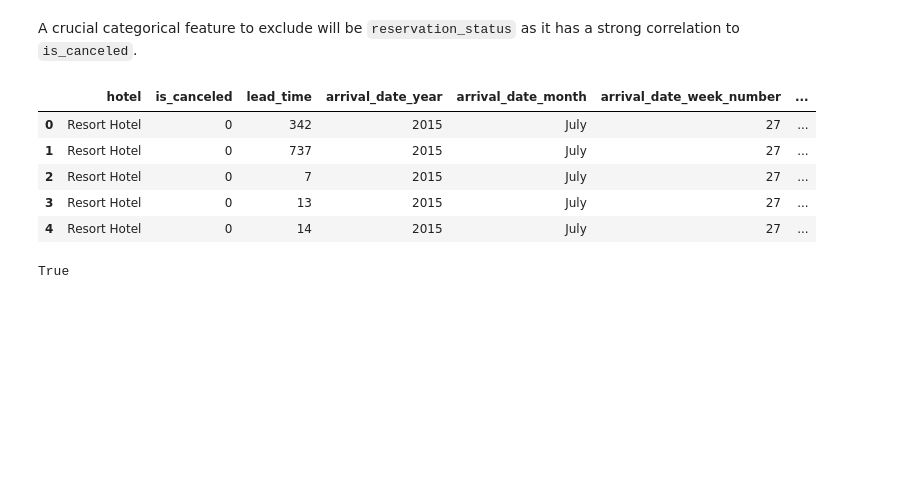
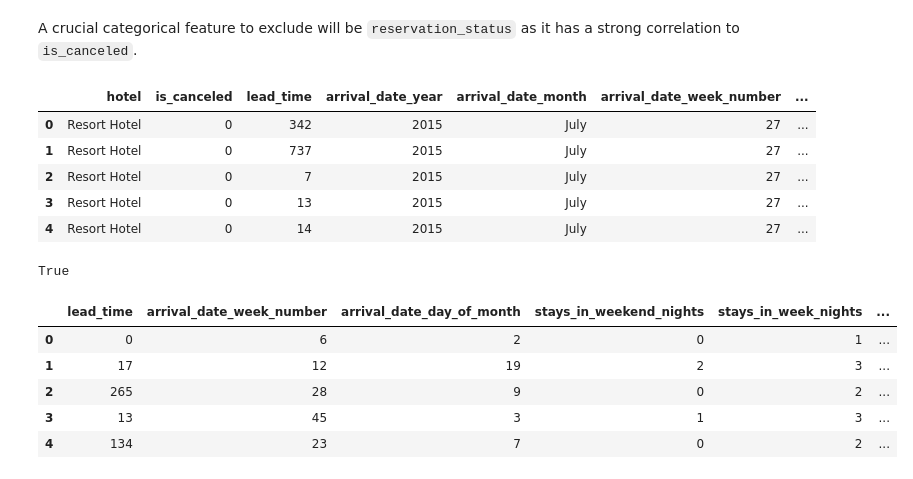
Before and after one commit to technocrat13/project_hospitality, a Jupyter notebook: AML_hospitality.ipynb, the cells around one changed output. Cells and saved outputs as stored; diff of their text form; code cells hidden in the pictures; blank space fills up the shorter version.

Commit message:
Lower funnel - select features

```diff
--- a/AML_hospitality.ipynb
+++ b/AML_hospitality.ipynb
@@ -251,5 +217,7 @@ num_features = ['lead_time', 'arrival_date_week_number', 'arrival_date_day_of_mo
 cat_features = ['hotel', 'arrival_date_month', 'meal', 'market_segment',
                 'distribution_channel', 'reserved_room_type', 'assigned_room_type',
                 'deposit_type', 'customer_type']
+
+lower_features = num_features + cat_features
 # %%
 # 5 includes the 4 excluded columns plus the 'is_canceled' target variable
@@ -257,2 +225,14 @@ len(hotel_data.columns) == len(num_features) + len(cat_features) + 5
 # %% [output]
 True
+# %%
+x_train_lower = x_train[lower_features]
+x_test_lower = x_test[lower_features]
+# %%
+x_train_lower.head()
+# %% [output]
+|  | lead_time | arrival_date_week_number | arrival_date_day_of_month | stays_in_weekend_nights | stays_in_week_nights | ... |
+| 0 | 0 | 6 | 2 | 0 | 1 | ... |
+| 1 | 17 | 12 | 19 | 2 | 3 | ... |
+| 2 | 265 | 28 | 9 | 0 | 2 | ... |
+| 3 | 13 | 45 | 3 | 1 | 3 | ... |
+| 4 | 134 | 23 | 7 | 0 | 2 | ... |
```
Also changed, not shown: parts of 12 cells of this notebook.
